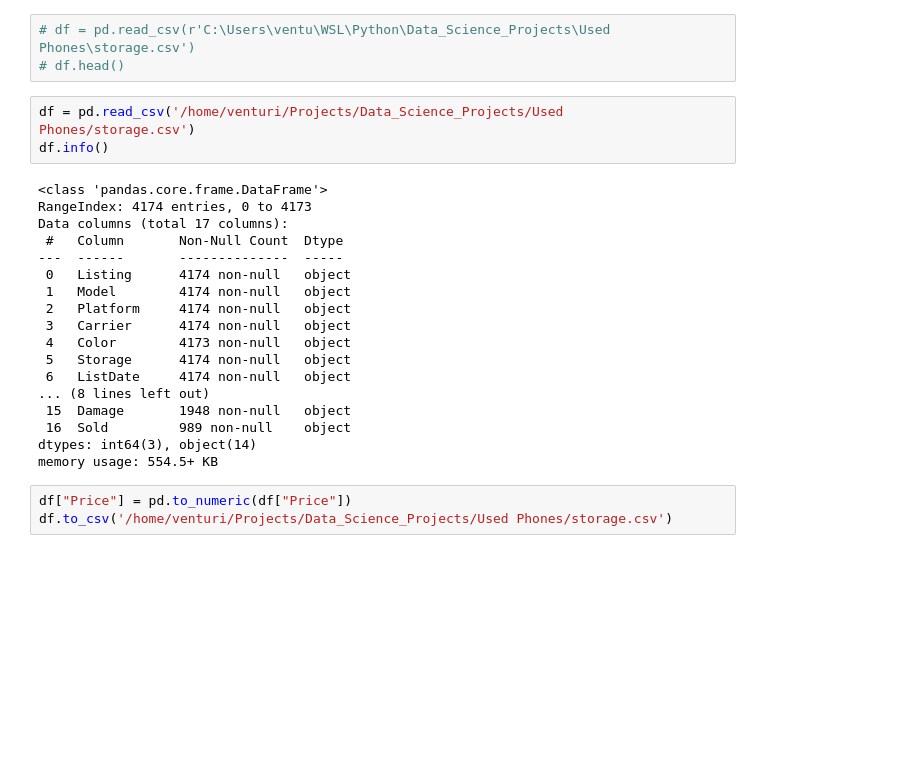
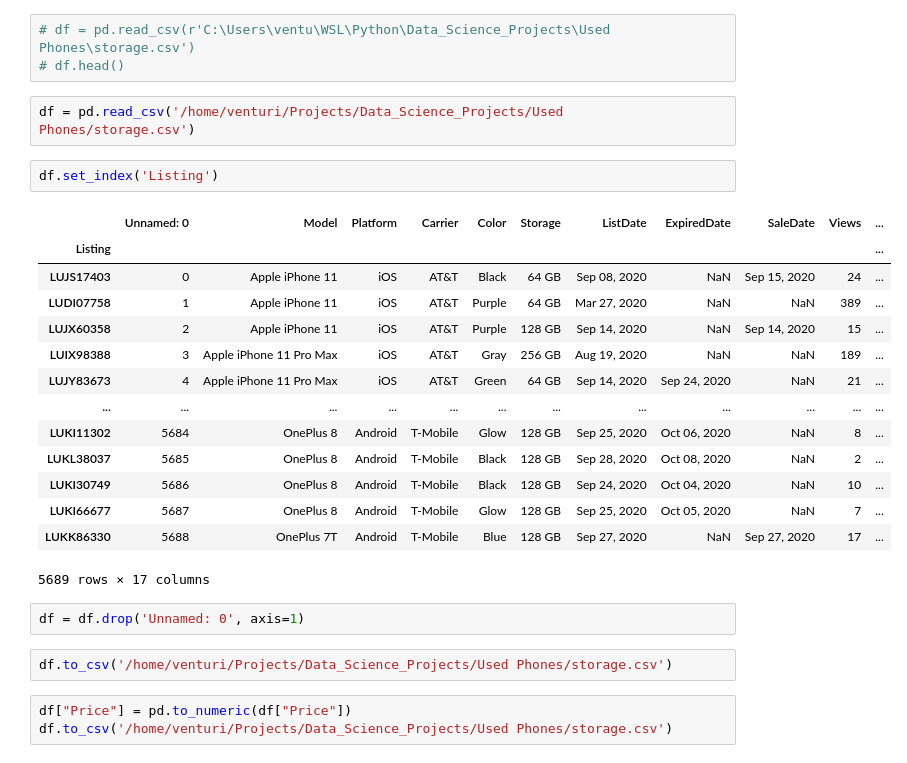
Before and after one commit to venturizhou/Data_Science_Projects, a Jupyter notebook: Used Phones/dataframevisual.ipynb, the cells around one changed output. Cells and saved outputs as stored; diff of their text form; blank space fills up the shorter version.

Commit message:
update data

```diff
--- a/Used Phones/dataframevisual.ipynb
+++ b/Used Phones/dataframevisual.ipynb
@@ -5,25 +5,27 @@ import pandas as pd
 # df.head()
 # %%
 df = pd.read_csv('/home/venturi/Projects/Data_Science_Projects/Used Phones/storage.csv')
-df.info()
-# %% [output]
-<class 'pandas.core.frame.DataFrame'>
-RangeIndex: 4174 entries, 0 to 4173
-Data columns (total 17 columns):
- #   Column       Non-Null Count  Dtype
----  ------       --------------  -----
- 0   Listing      4174 non-null   object
- 1   Model        4174 non-null   object
- 2   Platform     4174 non-null   object
- 3   Carrier      4174 non-null   object
- 4   Color        4173 non-null   object
- 5   Storage      4174 non-null   object
- 6   ListDate     4174 non-null   object
-... (8 lines left out)
- 15  Damage       1948 non-null   object
- 16  Sold         989 non-null    object
-dtypes: int64(3), object(14)
-memory usage: 554.5+ KB
+# %%
+df.set_index('Listing')
+# %% [output]
+|  | Unnamed: 0 | Model | Platform | Carrier | Color | Storage | ListDate | ExpiredDate | SaleDate | Views | ... |
+| Listing |  |  |  |  |  |  |  |  |  |  | ... |
+| LUJS17403 | 0 | Apple iPhone 11 | iOS | AT&T | Black | 64 GB | Sep 08, 2020 | NaN | Sep 15, 2020 | 24 | ... |
+| LUDI07758 | 1 | Apple iPhone 11 | iOS | AT&T | Purple | 64 GB | Mar 27, 2020 | NaN | NaN | 389 | ... |
+| LUJX60358 | 2 | Apple iPhone 11 | iOS | AT&T | Purple | 128 GB | Sep 14, 2020 | NaN | Sep 14, 2020 | 15 | ... |
+| LUIX98388 | 3 | Apple iPhone 11 Pro Max | iOS | AT&T | Gray | 256 GB | Aug 19, 2020 | NaN | NaN | 189 | ... |
+| LUJY83673 | 4 | Apple iPhone 11 Pro Max | iOS | AT&T | Green | 64 GB | Sep 14, 2020 | Sep 24, 2020 | NaN | 21 | ... |
+| ... | ... | ... | ... | ... | ... | ... | ... | ... | ... | ... | ... |
+| LUKI11302 | 5684 | OnePlus 8 | Android | T-Mobile | Glow | 128 GB | Sep 25, 2020 | Oct 06, 2020 | NaN | 8 | ... |
+| LUKL38037 | 5685 | OnePlus 8 | Android | T-Mobile | Black | 128 GB | Sep 28, 2020 | Oct 08, 2020 | NaN | 2 | ... |
+| LUKI30749 | 5686 | OnePlus 8 | Android | T-Mobile | Black | 128 GB | Sep 24, 2020 | Oct 04, 2020 | NaN | 10 | ... |
+| LUKI66677 | 5687 | OnePlus 8 | Android | T-Mobile | Glow | 128 GB | Sep 25, 2020 | Oct 05, 2020 | NaN | 7 | ... |
+| LUKK86330 | 5688 | OnePlus 7T | Android | T-Mobile | Blue | 128 GB | Sep 27, 2020 | NaN | Sep 27, 2020 | 17 | ... |
+5689 rows × 17 columns
+# %%
+df = df.drop('Unnamed: 0', axis=1)
+# %%
+df.to_csv('/home/venturi/Projects/Data_Science_Projects/Used Phones/storage.csv')
 # %%
 df["Price"] = pd.to_numeric(df["Price"])
 df.to_csv('/home/venturi/Projects/Data_Science_Projects/Used Phones/storage.csv')
```
Also changed, not shown: 2 other files.
